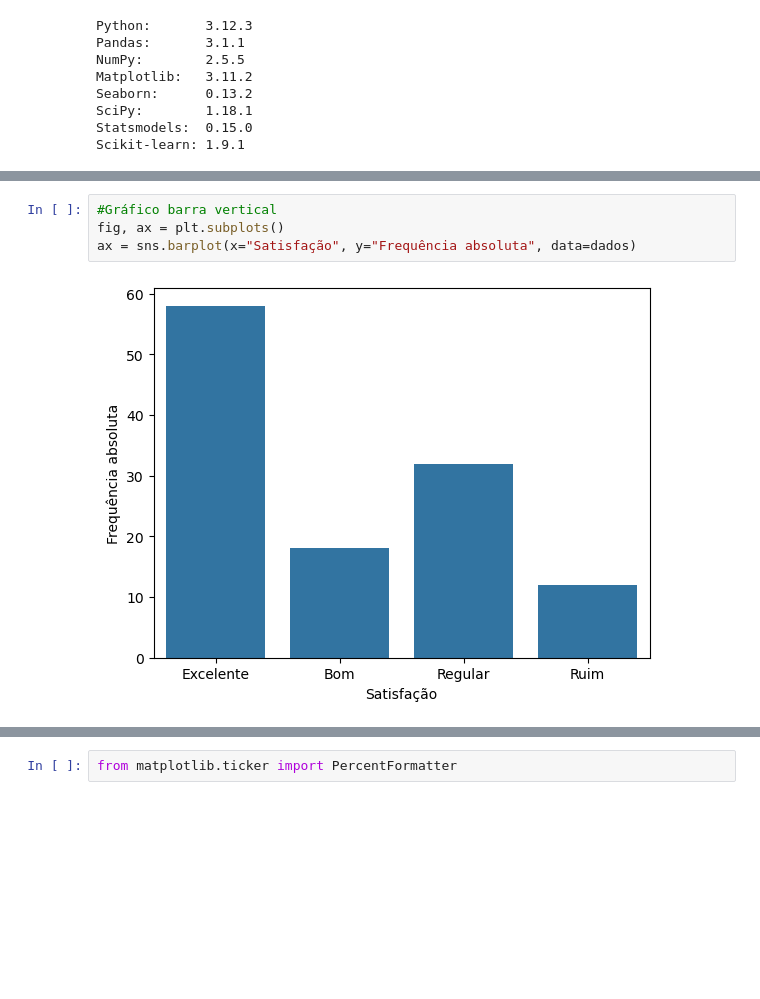
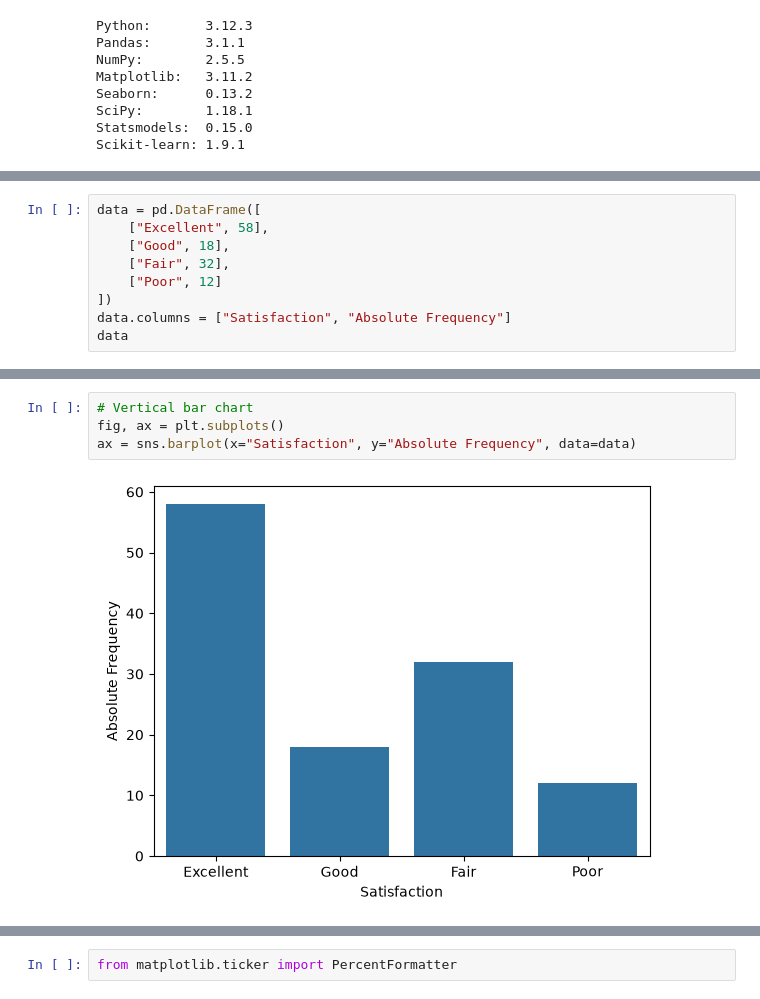
Before and after one commit to weder96/practical_statistics_for_data_scientists_2026, a Jupyter notebook: Module02_Univariate Descriptive Statistics.ipynb, the cells around one changed output, grey strips where cells are left out. Cells and saved outputs as stored; diff of their text form; blank space fills up the shorter version.

```diff
--- a/Module02_Univariate Descriptive Statistics.ipynb
+++ b/Module02_Univariate Descriptive Statistics.ipynb
@@ -226,0 +216,9 @@ dados
+# %%
+data = pd.DataFrame([
+    ["Excellent", 58],
+    ["Good", 18],
+    ["Fair", 32],
+    ["Poor", 12]
+])
+data.columns = ["Satisfaction", "Absolute Frequency"]
+data
@@ -227,7 +231,7 @@ dados
 # %%
-#Gráfico barra vertical
+# Vertical bar chart
 fig, ax = plt.subplots()
-ax = sns.barplot(x="Satisfação", y="Frequência absoluta", data=dados)
+ax = sns.barplot(x="Satisfaction", y="Absolute Frequency", data=data)
 # %% [output]
-[figure, old version]
+[figure, new version]
 # %%
```
Also changed, not shown: parts of 182 cells of this notebook, 15 other files.
